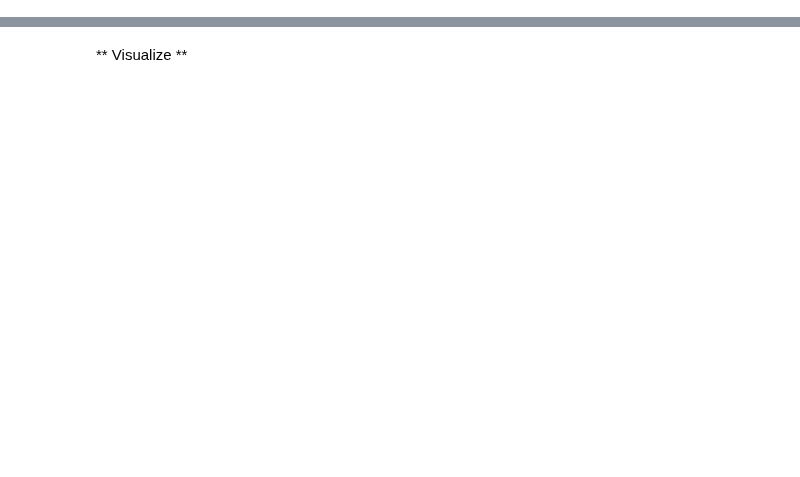
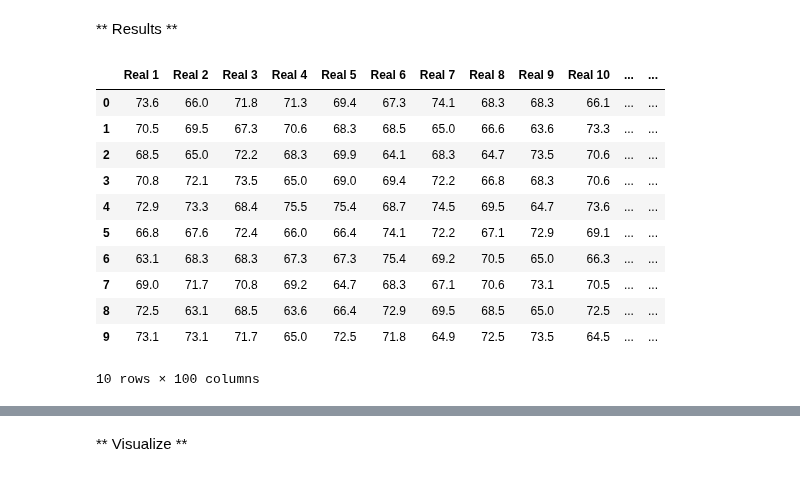
Before and after one commit to aegis4048/Petroleum_Engineering, a Jupyter notebook: Data Analysis/Uncertainty Modeling with Bootstrap Simulation.ipynb, the cells around one changed output, grey strips where cells are left out. Drawn from its saved outputs; the diff is of its cells as text; code cells hidden in the pictures; blank space fills up the shorter version.

Commit message:
bootstrap2

```diff
--- a/Data Analysis/Uncertainty Modeling with Bootstrap Simulation.ipynb
+++ b/Data Analysis/Uncertainty Modeling with Bootstrap Simulation.ipynb
@@ -68,0 +62,10 @@ monte_data = pd.DataFrame([male], index=['Male Height (inches)']).T
+# %%
+def bootstrap_simulation(sample_data, size_realization, num_realizations):
+    boot = []
+    for i in range(num_realizations):
+        real = np.random.choice(sample_data.values.flatten(), size=N)
+        boot.append(real)
+
+    columns = ['Real ' + str(i + 1) for i in range(num_realizations)]
+
+    return pd.DataFrame(boot, index=columns).T
@@ -68,0 +101,5 @@ monte_data = pd.DataFrame([male], index=['Male Height (inches)']).T
+# %%
+# height data
+height_data = pd.read_csv('sample_data/US_Male_Height.csv')
+height_data.index = ['Male ' + str(i + 1) for i in range(height_data.shape[0])]
+height_data.round(1).T
@@ -68,0 +139,20 @@ monte_data = pd.DataFrame([male], index=['Male Height (inches)']).T
+# %% [markdown]
+** Results **
+# %%
+N = height_data.shape[0]     # size of each realiztion
+M = 100                      # number of realizations - arbitrary
+bootstrap_data = bootstrap_simulation(height_data, N, M)
+bootstrap_data.round(1).head(10)
+# %% [output]
+|  | Real 1 | Real 2 | Real 3 | Real 4 | Real 5 | Real 6 | Real 7 | Real 8 | Real 9 | Real 10 | ... | ... |
+| 0 | 73.6 | 66.0 | 71.8 | 71.3 | 69.4 | 67.3 | 74.1 | 68.3 | 68.3 | 66.1 | ... | ... |
+| 1 | 70.5 | 69.5 | 67.3 | 70.6 | 68.3 | 68.5 | 65.0 | 66.6 | 63.6 | 73.3 | ... | ... |
+| 2 | 68.5 | 65.0 | 72.2 | 68.3 | 69.9 | 64.1 | 68.3 | 64.7 | 73.5 | 70.6 | ... | ... |
+| 3 | 70.8 | 72.1 | 73.5 | 65.0 | 69.0 | 69.4 | 72.2 | 66.8 | 68.3 | 70.6 | ... | ... |
+| 4 | 72.9 | 73.3 | 68.4 | 75.5 | 75.4 | 68.7 | 74.5 | 69.5 | 64.7 | 73.6 | ... | ... |
+| 5 | 66.8 | 67.6 | 72.4 | 66.0 | 66.4 | 74.1 | 72.2 | 67.1 | 72.9 | 69.1 | ... | ... |
+| 6 | 63.1 | 68.3 | 68.3 | 67.3 | 67.3 | 75.4 | 69.2 | 70.5 | 65.0 | 66.3 | ... | ... |
+| 7 | 69.0 | 71.7 | 70.8 | 69.2 | 64.7 | 68.3 | 67.1 | 70.6 | 73.1 | 70.5 | ... | ... |
+| 8 | 72.5 | 63.1 | 68.5 | 63.6 | 66.4 | 72.9 | 69.5 | 68.5 | 65.0 | 72.5 | ... | ... |
+| 9 | 73.1 | 73.1 | 71.7 | 65.0 | 72.5 | 71.8 | 64.9 | 72.5 | 73.5 | 64.5 | ... | ... |
+10 rows × 100 columns
```
Also changed, not shown: parts of 44 cells of this notebook, 2 other files.
